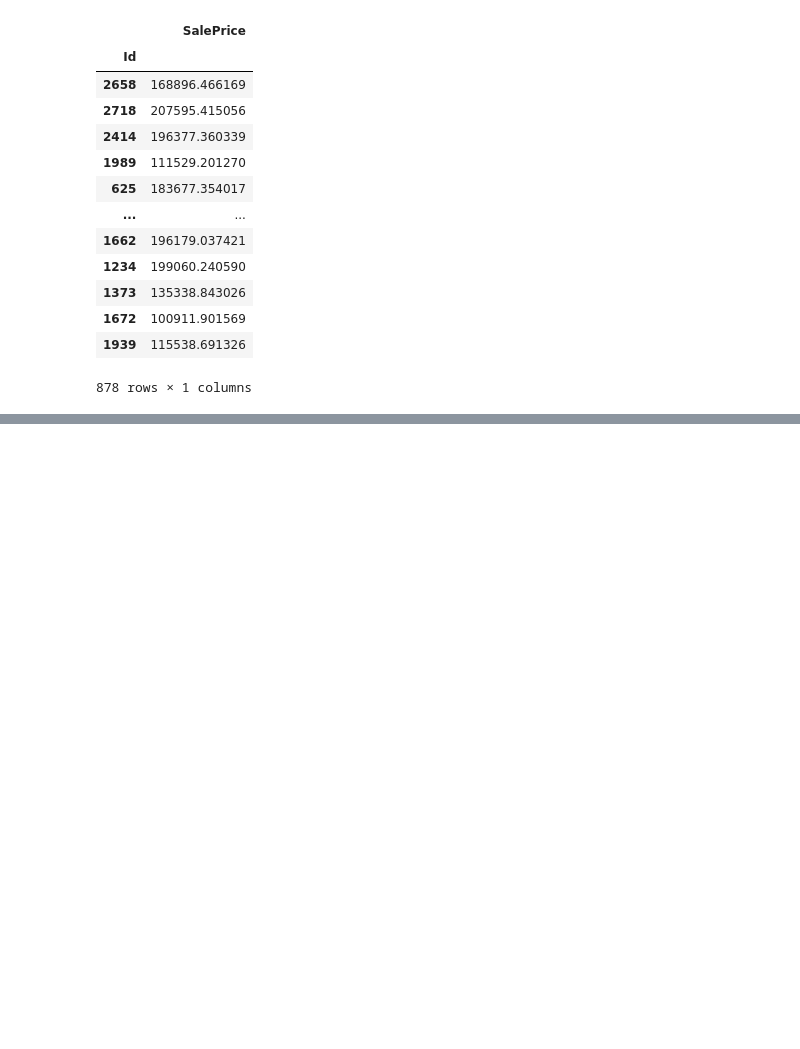
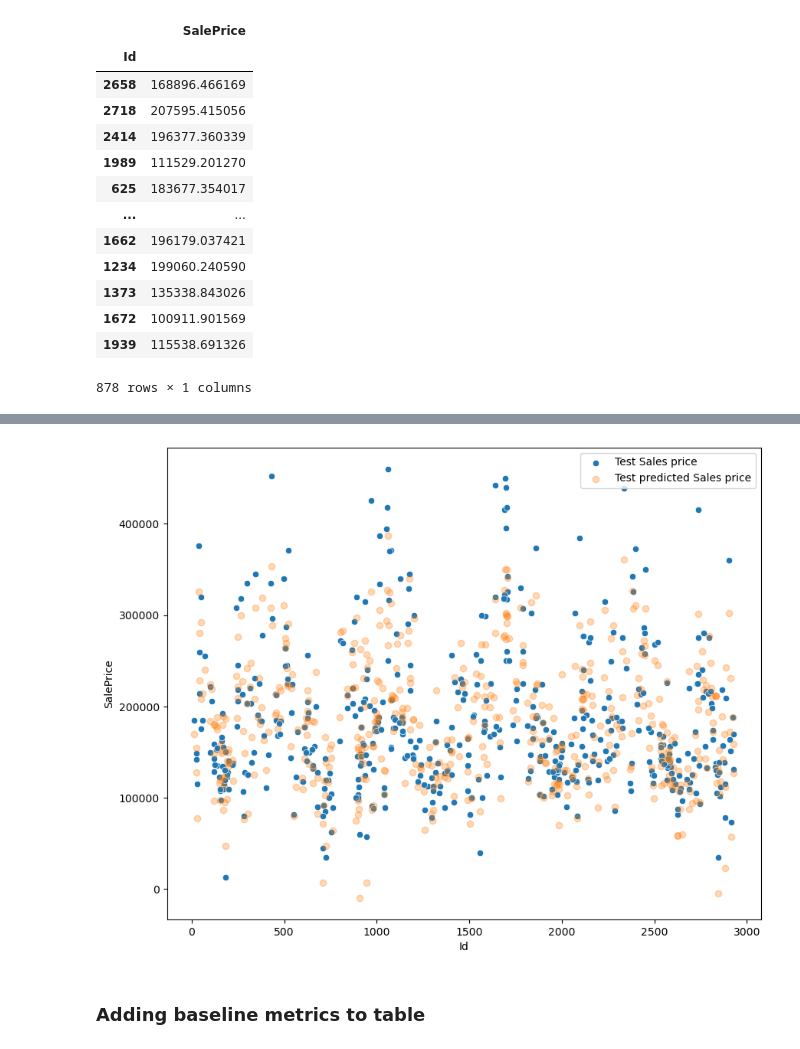
Before and after one commit to rafirahman27/Ames_Housing_Data-Kaggle_Challenge, a Jupyter notebook: code/03 - Model Benchmark.ipynb, the cells around one changed output, grey strips where cells are left out. Saved outputs shown, nothing was run; the diff lists cells and outputs as text; code cells hidden in the pictures; blank space fills up the shorter version.

```diff
--- a/code/03 - Model Benchmark.ipynb
+++ b/code/03 - Model Benchmark.ipynb
@@ -103,0 +78,10 @@ modelmetrics = pd.read_csv('../datasets/Metrics_for_Models')
+# %%
+plt.figure(figsize=(10,8))
+sns.scatterplot(x = X_test['Id'], y = y_test, alpha=1, label='Test Sales price')
+plt.scatter(x = X_test['Id'], y = y_predict, alpha=0.3, label='Test predicted Sales price')
+plt.legend(bbox_to_anchor=(1, 1))
+plt.savefig('../Graphs/Baseline comparisons', dpi=1200)
+# %% [output]
+[figure, added]
+# %% [markdown]
+### Adding baseline metrics to table
```
Also changed, not shown: parts of 14 cells of this notebook, 17 other files.
